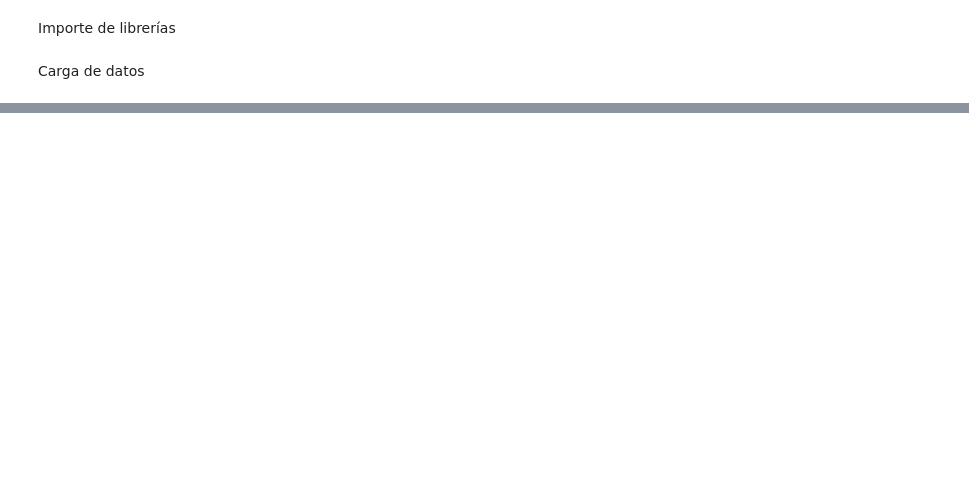
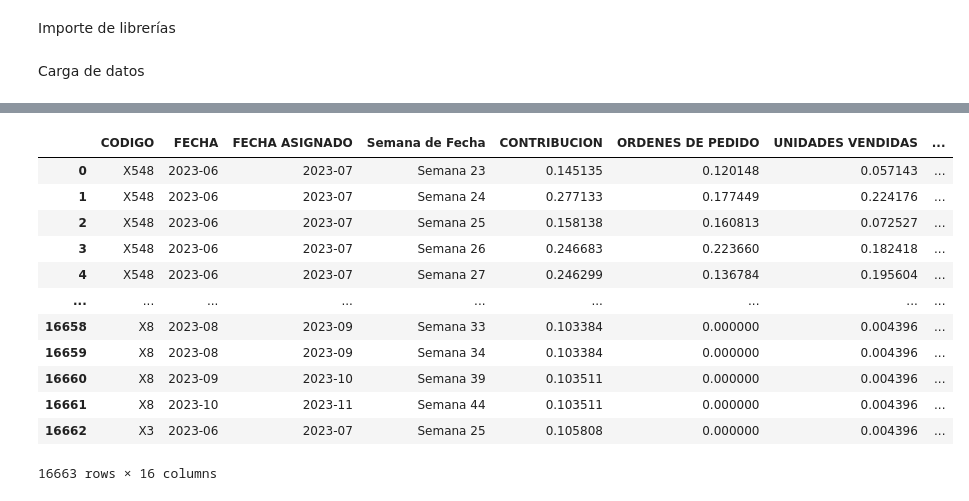
Before and after one commit to christiansakerb/AWS_Random_Forest_Matriz_Boston, a Jupyter notebook: DS_Project.ipynb, the cells around one changed output, grey strips where cells are left out. Drawn from its saved outputs; the diff is of its cells as text; code cells hidden in the pictures; blank space fills up the shorter version.

```diff
--- a/DS_Project.ipynb
+++ b/DS_Project.ipynb
@@ -131,0 +144,4 @@ df.groupby(['SKU','GRU_GRUPO','CLASIFICACION'])['VEN'].sum()\
+# %%
+Ventas_Procesadas = Ventas_semanales.merge(Ventas_cerrado,how='left',on=['FECHA ASIGNADO','CODIGO'])
+Ventas_Procesadas = Ventas_Procesadas.merge(Clasificacion,how='left',on=['FECHA ASIGNADO','CODIGO'])
+Ventas_Procesadas.head()
@@ -131,0 +155,16 @@ df.groupby(['SKU','GRU_GRUPO','CLASIFICACION'])['VEN'].sum()\
+# %%
+Ventas_Procesadas
+# %% [output]
+|  | CODIGO | FECHA | FECHA ASIGNADO | Semana de Fecha | CONTRIBUCION | ORDENES DE PEDIDO | UNIDADES VENDIDAS | ... |
+| 0 | X548 | 2023-06 | 2023-07 | Semana 23 | 0.145135 | 0.120148 | 0.057143 | ... |
+| 1 | X548 | 2023-06 | 2023-07 | Semana 24 | 0.277133 | 0.177449 | 0.224176 | ... |
+| 2 | X548 | 2023-06 | 2023-07 | Semana 25 | 0.158138 | 0.160813 | 0.072527 | ... |
+| 3 | X548 | 2023-06 | 2023-07 | Semana 26 | 0.246683 | 0.223660 | 0.182418 | ... |
+| 4 | X548 | 2023-06 | 2023-07 | Semana 27 | 0.246299 | 0.136784 | 0.195604 | ... |
+| ... | ... | ... | ... | ... | ... | ... | ... | ... |
+| 16658 | X8 | 2023-08 | 2023-09 | Semana 33 | 0.103384 | 0.000000 | 0.004396 | ... |
+| 16659 | X8 | 2023-08 | 2023-09 | Semana 34 | 0.103384 | 0.000000 | 0.004396 | ... |
+| 16660 | X8 | 2023-09 | 2023-10 | Semana 39 | 0.103511 | 0.000000 | 0.004396 | ... |
+| 16661 | X8 | 2023-10 | 2023-11 | Semana 44 | 0.103511 | 0.000000 | 0.004396 | ... |
+| 16662 | X3 | 2023-06 | 2023-07 | Semana 25 | 0.105808 | 0.000000 | 0.004396 | ... |
+16663 rows × 16 columns
```
Also changed, not shown: parts of 29 cells of this notebook.
